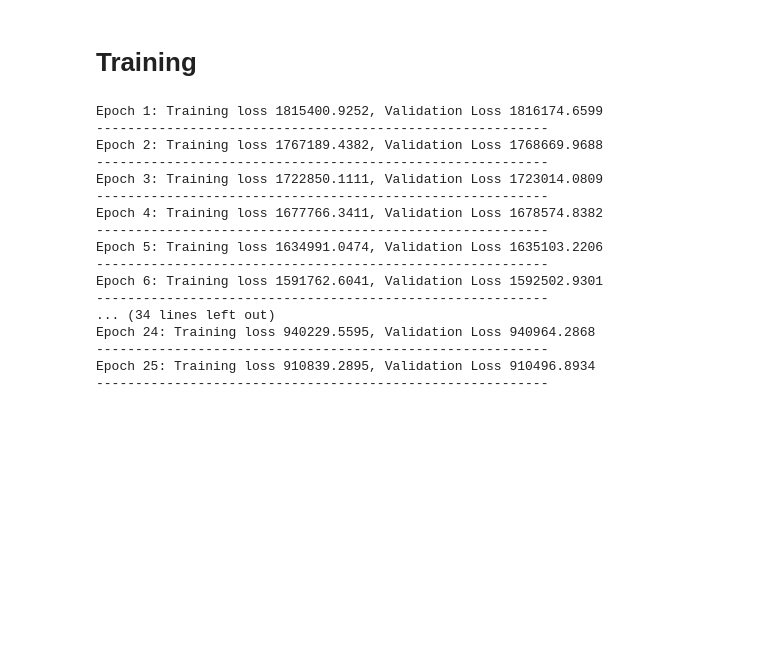
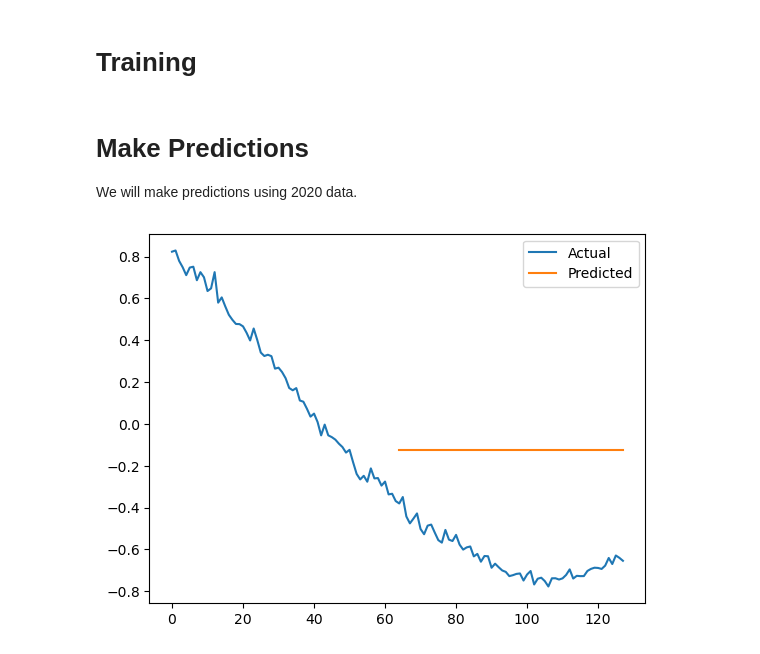
Before and after one commit to Acmaro/NY-electricity-lload-prediction, a Jupyter notebook: RNN/notebook.ipynb, the cells around one changed output. Drawn from its saved outputs; the diff is of its cells as text; code cells hidden in the pictures; blank space fills up the shorter version.

```diff
--- a/RNN/notebook.ipynb
+++ b/RNN/notebook.ipynb
@@ -97,5 +124,3 @@ class TimeSeriesDataset(Dataset):
         # if self.target_transform:
         #     target = self.target_transform(target)
         return sequence, target
-# %%
-data = pd.read_csv('data.csv')
@@ -229,31 +234,23 @@ def training_loop(n_epochs, optimizer, model, criterion, train_loader, test_load
 
     return train_losses, test_losses
 # %%
-input_size = 3  # Number of features
+input_size = 6  # Number of features
 hidden_size = 64
 num_layers = 2
-num_epochs = 25
+num_epochs = 50
 
 model = SimpleRNN(input_size, hidden_size, num_layers).to('cuda')
-criterion = nn.MSELoss()
+criterion = nn.L1Loss()
 optimizer = torch.optim.Adam(model.parameters(), lr=0.001)
 
-train_losses, val_losses = training_loop(num_epochs, optimizer, model, criterion, train_loader, val_loader, verbose=True)
+train_losses, val_losses = training_loop(num_epochs, optimizer, model, criterion, train_loader, test_loader, verbose=True)
-# %% [output]
-Epoch 1: Training loss 1815400.9252, Validation Loss 1816174.6599
-----------------------------------------------------------
-Epoch 2: Training loss 1767189.4382, Validation Loss 1768669.9688
-----------------------------------------------------------
-Epoch 3: Training loss 1722850.1111, Validation Loss 1723014.0809
-----------------------------------------------------------
-Epoch 4: Training loss 1677766.3411, Validation Loss 1678574.8382
-----------------------------------------------------------
-Epoch 5: Training loss 1634991.0474, Validation Loss 1635103.2206
-----------------------------------------------------------
-Epoch 6: Training loss 1591762.6041, Validation Loss 1592502.9301
-----------------------------------------------------------
-... (34 lines left out)
-Epoch 24: Training loss 940229.5595, Validation Loss 940964.2868
-----------------------------------------------------------
-Epoch 25: Training loss 910839.2895, Validation Loss 910496.8934
-----------------------------------------------------------
+# %% [markdown]
+# Make Predictions
+
+We will make predictions using 2020 data.
+# %%
+# get 2021 data
+df_2021 = pd.read_csv(r'C:\Users\zhaor\OneDrive - McMaster University\COMPSCI 4AL3\Final Project\NY-electricity-load-prediction\data\Prepared data\2021_features.csv')
+
+df_2021['temp'] = scaler_temp.transform(df_2021['temp'])
+df_2021['load'] = scaler_load.transform(df_2021['load'])
@@ -259,0 +292,21 @@ Epoch 25: Training loss 910839.2895, Validation Loss 910496.8934
+# %%
+initial_data = df.iloc[-64:]
+future_data = df_2021.iloc[:64]
+
+predictions = make_predictions(model, initial_data, future_data, device='cuda')
+# %%
+# plot actual vs predicted
+import matplotlib.pyplot as plt
+
+# combine last 64 time steps in 2020 and first 64 time steps in 2021
+initial = initial_data['load'].iloc[-64:].values
+future = future_data['load'].iloc[:64].values
+actual = np.concatenate([initial, future])
+
+plt.plot(actual, label='Actual')
+# shift the predictions to align with the actual data
+plt.plot([None]*64 + predictions, label='Predicted')
+plt.legend()
+plt.show()
+# %% [output]
+[figure, added]
```
Also changed, not shown: parts of 14 cells of this notebook.
